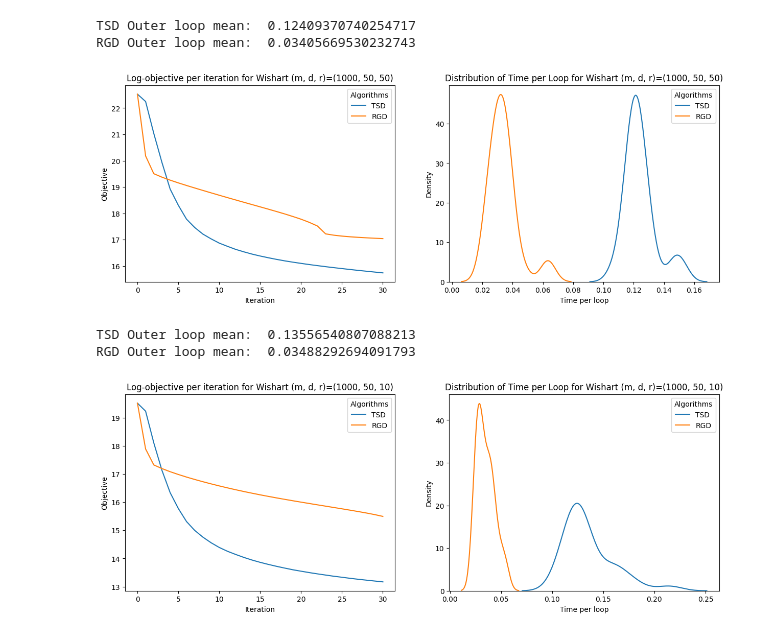
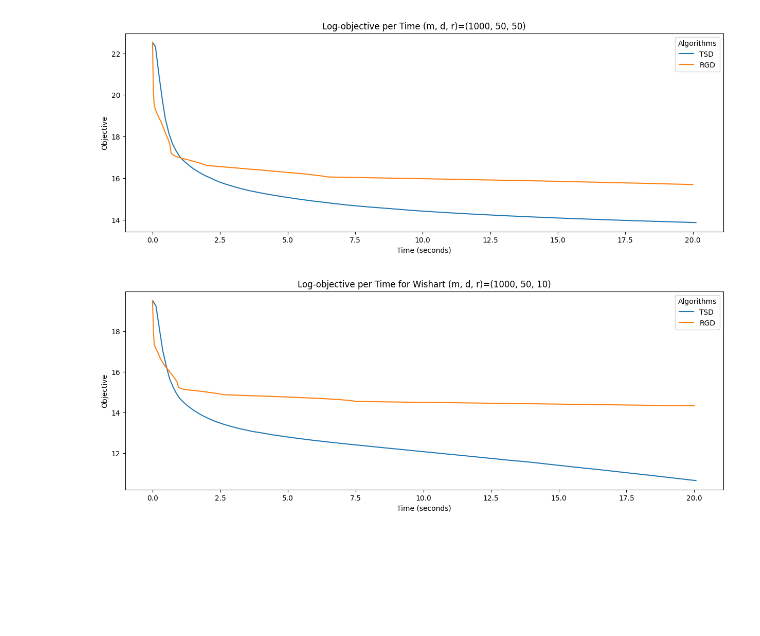
Before and after one commit to bgmello/tsd, a Jupyter notebook: analysis.ipynb, the cells around one changed output. Cells and saved outputs as stored; diff of their text form; code cells hidden in the pictures; blank space fills up the shorter version.

Commit message:
addiding analysis of suboptimiality vs time

```diff
--- a/analysis.ipynb
+++ b/analysis.ipynb
@@ -5,54 +6,30 @@ import seaborn as sns
-# %%
-df = pd.read_csv('wishart_1000_50_50.csv')
 # %%
-df = pd.read_csv('wishart_1000_50_50.csv')
+with open('wishart_1000_50_50.json') as f:
+    df = json.loads(f.read())
 
-fig, axes = plt.subplots(1, 2, figsize=[15, 5])
+fig, ax = plt.subplots(figsize=[15, 5])
 
-sns.lineplot(np.log(df['tsd_objective']), label='TSD', ax=axes[0])
-sns.lineplot(np.log(df['rgd_objective']), label='RGD', ax=axes[0])
-sns.kdeplot(df['tsd_time'], label='TSD', ax=axes[1])
-sns.kdeplot(df['rgd_time'], label='RGD', ax=axes[1])
+sns.lineplot(y=np.log(df['tsd_objective']), x=np.cumsum(df['tsd_time']), label='TSD', ax=ax)
+sns.lineplot(y=np.log(df['rgd_objective']), x=np.cumsum(df['rgd_time']), label='RGD', ax=ax)
 
-axes[0].legend(title='Algorithms')
-axes[0].set_xlabel('Iteration')
-axes[0].set_ylabel('Objective')
-axes[0].set_title('Log-objective per iteration for Wishart (m, d, r)=(1000, 50, 50)')
-
-axes[1].legend(title='Algorithms')
-axes[1].set_xlabel('Time per loop')
-axes[1].set_ylabel('Density')
-axes[1].set_title('Distribution of Time per Loop for Wishart (m, d, r)=(1000, 50, 50)');
-
-print("TSD Outer loop mean: ", np.mean(df['tsd_time']))
-print("RGD Outer loop mean: ", np.mean(df['rgd_time']))
+ax.legend(title='Algorithms')
+ax.set_xlabel('Time (seconds)')
+ax.set_ylabel('Objective')
+ax.set_title('Log-objective per Time for Wishart (m, d, r)=(1000, 50, 50)');
 # %% [output]
-TSD Outer loop mean:  0.12409370740254717
-RGD Outer loop mean:  0.03405669530232743
-[figure, old version]
+[figure, new version]
 # %%
-df = pd.read_csv('wishart_1000_50_10.csv')
+with open('wishart_1000_50_10.json') as f:
+    df = json.loads(f.read())
 
-fig, axes = plt.subplots(1, 2, figsize=[15, 5])
+fig, ax = plt.subplots(figsize=[15, 5])
 
-sns.lineplot(np.log(df['tsd_objective']), label='TSD', ax=axes[0])
-sns.lineplot(np.log(df['rgd_objective']), label='RGD', ax=axes[0])
-sns.kdeplot(df['tsd_time'], label='TSD', ax=axes[1])
-sns.kdeplot(df['rgd_time'], label='RGD', ax=axes[1])
+sns.lineplot(y=np.log(df['tsd_objective']), x=np.cumsum(df['tsd_time']), label='TSD', ax=ax)
+sns.lineplot(y=np.log(df['rgd_objective']), x=np.cumsum(df['rgd_time']), label='RGD', ax=ax)
 
-axes[0].legend(title='Algorithms')
-axes[0].set_xlabel('Iteration')
-axes[0].set_ylabel('Objective')
-axes[0].set_title('Log-objective per iteration for Wishart (m, d, r)=(1000, 50, 10)')
-
-axes[1].legend(title='Algorithms')
-axes[1].set_xlabel('Time per loop')
-axes[1].set_ylabel('Density')
-axes[1].set_title('Distribution of Time per Loop for Wishart (m, d, r)=(1000, 50, 10)');
-
-print("TSD Outer loop mean: ", np.mean(df['tsd_time']))
-print("RGD Outer loop mean: ", np.mean(df['rgd_time']))
+ax.legend(title='Algorithms')
+ax.set_xlabel('Time (seconds)')
+ax.set_ylabel('Objective')
+ax.set_title('Log-objective per Time for Wishart (m, d, r)=(1000, 50, 10)');
 # %% [output]
-TSD Outer loop mean:  0.13556540807088213
-RGD Outer loop mean:  0.03488292694091793
-[figure, old version]
+[figure, new version]
```
Also changed, not shown: parts of 1 cell of this notebook, 4 other files.
